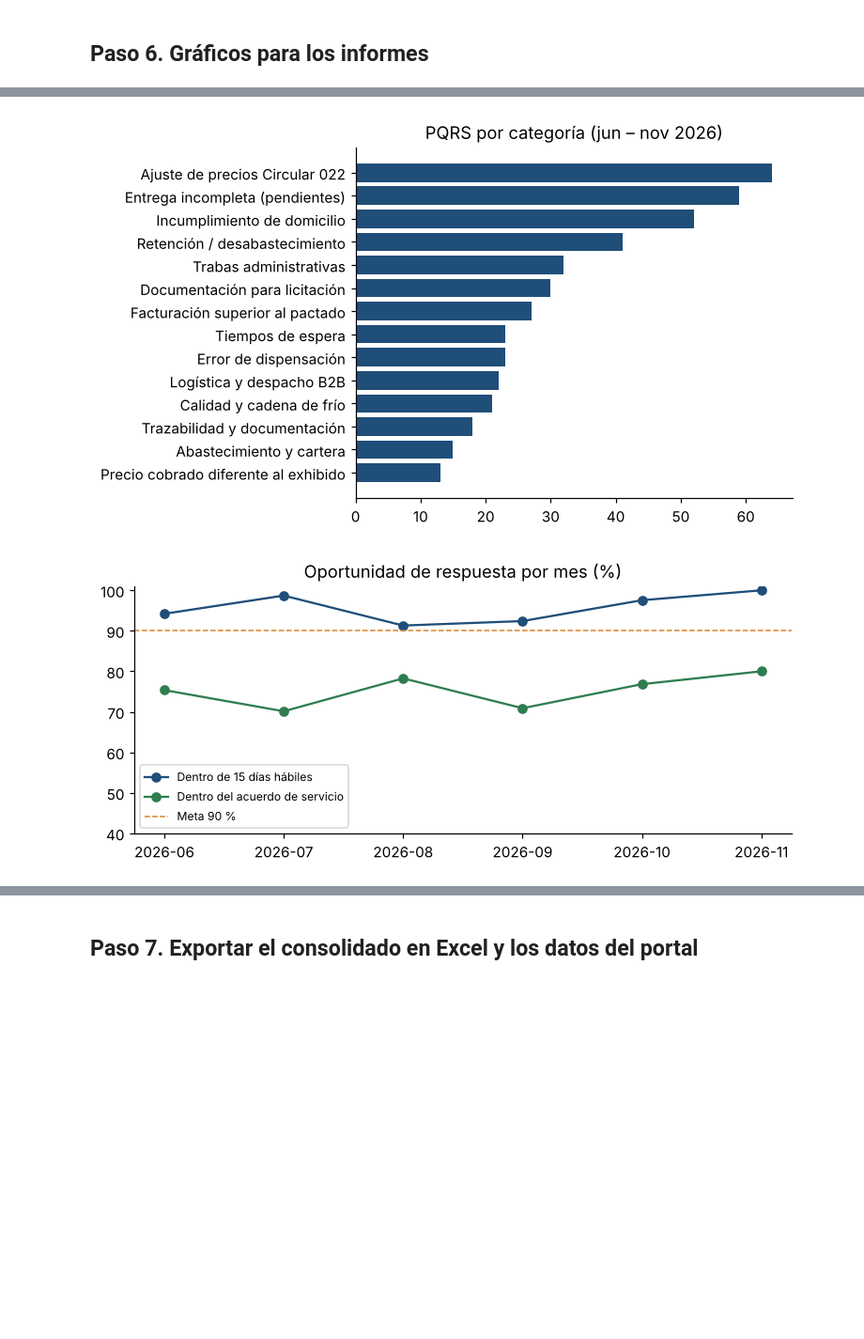
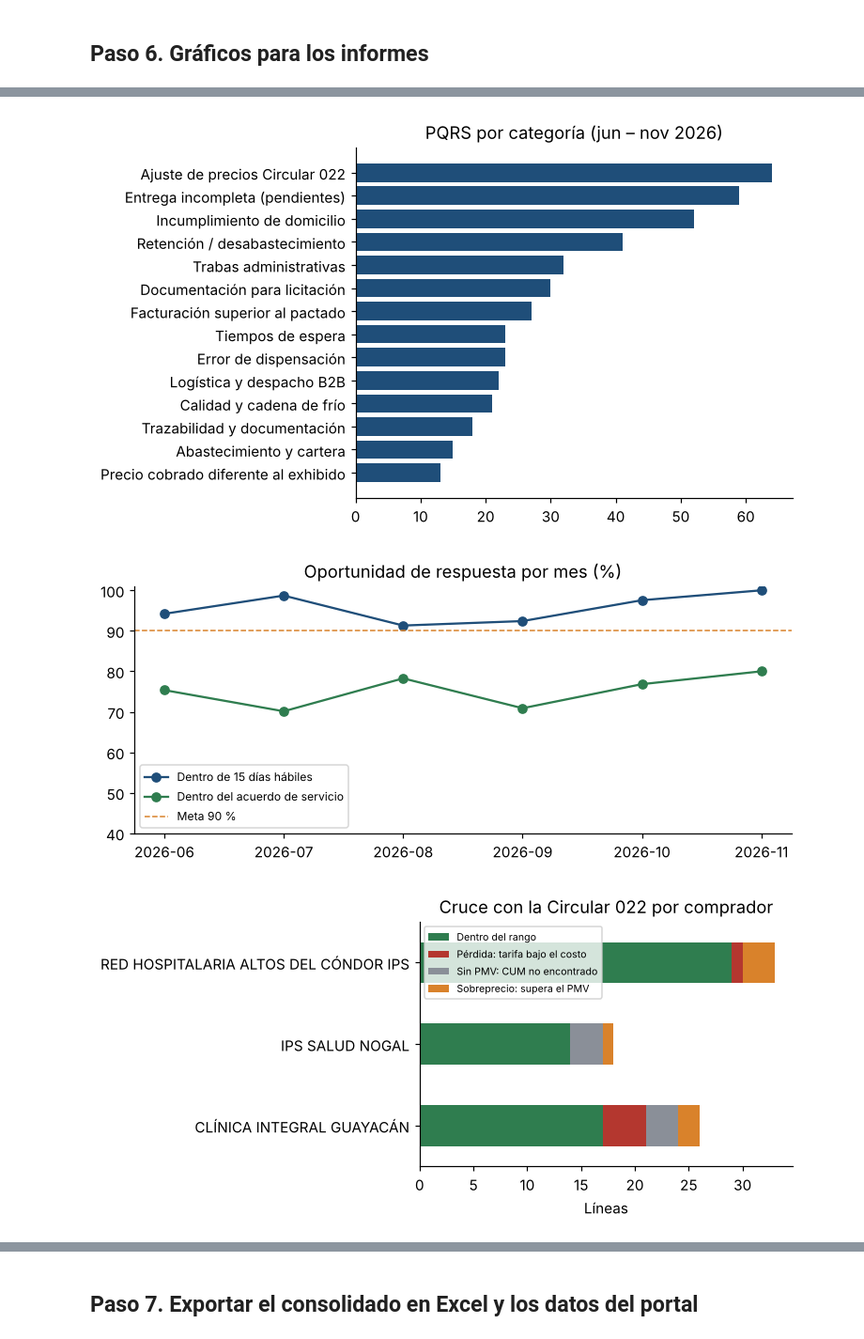
Before and after one commit to ivanherrerabaquero-dev/validacion-precios-medicamentos, a Jupyter notebook: notebooks/proyecto_validacion_precios.ipynb, the cells around one changed output, grey strips where cells are left out. Shown at 94% size. Cells and saved outputs as stored; diff of their text form; code cells hidden in the pictures; blank space fills up the shorter version.

```diff
--- a/notebooks/proyecto_validacion_precios.ipynb
+++ b/notebooks/proyecto_validacion_precios.ipynb
@@ -744,33 +669,42 @@ r.plot(kind="barh", stacked=True, color=[AZUL, GRIS, NARANJA], ax=ax)
 ax.set_title("Estado de las líneas ofertadas por comprador"); ax.set_xlabel("Líneas"); ax.set_ylabel("")
 plt.tight_layout(); plt.savefig("reportes/graficos/estado_lineas.png"); plt.show()
 
 fig, ax = plt.subplots(figsize=(7, 3.4))
 t = pqr.groupby(["MES", "CANAL"]).size().unstack(fill_value=0)
 t.plot(kind="bar", stacked=True, color=[AZUL, NARANJA], ax=ax, rot=0)
 ax.set_title("PQRS por mes y canal"); ax.set_xlabel(""); plt.tight_layout()
 plt.savefig("reportes/graficos/pqr_mes_canal.png"); plt.show()
 
 fig, ax = plt.subplots(figsize=(7, 4.2))
 mot = pqr["CATEGORIA"].value_counts().sort_values()
 ax.barh(mot.index, mot.values, color=AZUL); ax.set_title("PQRS por categoría (jun – nov 2026)")
 plt.tight_layout(); plt.savefig("reportes/graficos/pqr_motivo.png"); plt.show()
 
 om = cerradas.groupby("MES")[["OPORTUNA_LEGAL", "CUMPLE_SLA"]].mean().mul(100)
 fig, ax = plt.subplots(figsize=(7, 3.2))
 ax.plot(om.index, om["OPORTUNA_LEGAL"], marker="o", color=AZUL, label="Dentro de 15 días hábiles")
 ax.plot(om.index, om["CUMPLE_SLA"], marker="o", color=VERDE, label="Dentro del acuerdo de servicio")
 ax.axhline(90, color=NARANJA, ls="--", lw=1, label="Meta 90 %"); ax.set_ylim(40, 101); ax.legend(fontsize=8)
 ax.set_title("Oportunidad de respuesta por mes (%)"); plt.tight_layout()
 plt.savefig("reportes/graficos/oportunidad_mes.png"); plt.show()
 
+fig, ax = plt.subplots(figsize=(7, 3.4))
+rc = cruce.groupby(["COMPRADOR", "RESULTADO"]).size().unstack(fill_value=0)
+colores = {"Dentro del rango": VERDE, "Sobreprecio: supera el PMV": NARANJA, "Pérdida: tarifa bajo el costo": "#B4372F",
+           "Sin PMV: CUM no encontrado": GRIS}
+rc.plot(kind="barh", stacked=True, color=[colores.get(c, GRIS) for c in rc.columns], ax=ax)
+ax.set_title("Cruce con la Circular 022 por comprador"); ax.set_xlabel("Líneas"); ax.set_ylabel(""); ax.legend(fontsize=7)
+plt.tight_layout(); plt.savefig("reportes/graficos/cruce_circular.png"); plt.show()
+
 top_excedentes = (v[v["H_SOBRE_PMV"]].sort_values("EXCEDENTE_MES", ascending=False)
                   [["COMPRADOR", "CUM", "DESCRIPCION", T, "PMV_INSTITUCIONAL", "PCT_SOBRE_PMV", "EXCEDENTE_MES"]])
 top_excedentes.head(10)
 # %% [output]
 [figure]
 [figure]
 [figure]
 [figure]
+[figure, added]
 |  | COMPRADOR | CUM | DESCRIPCION | TARIFA PRESENTACION COMERCIAL | PMV_INSTITUCIONAL | PCT_SOBRE_PMV | ... |
 | 56 | RED HOSPITALARIA ALTOS DEL CÓNDOR... | 20083249-1 | NOVAFLEX - DULOXETINA 60MG/1U - S... | 21545.0 | 17354.400 | 24.1 | ... |
 | 50 | RED HOSPITALARIA ALTOS DEL CÓNDOR... | 20048719-4 | CORIONAL - IRBESARTAN 150MG/1U - ... | 20143.0 | 17250.000 | 16.8 | ... |
```
Also changed, not shown: parts of 21 cells of this notebook, 19 other files.
